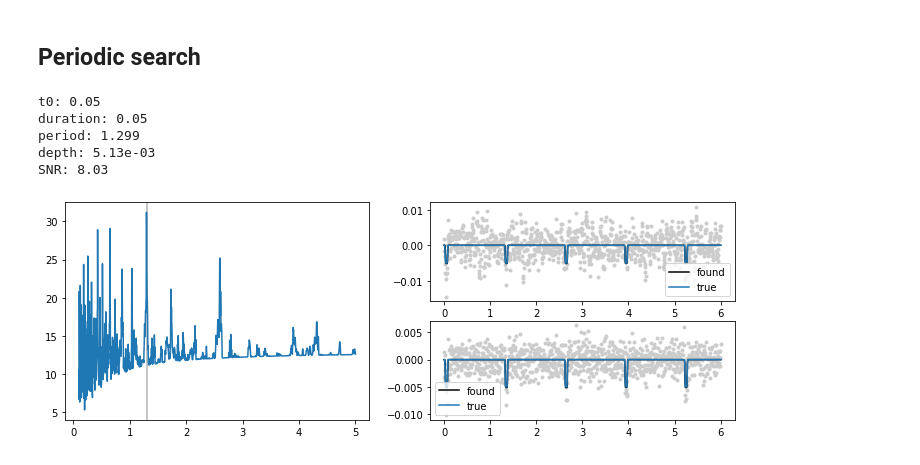
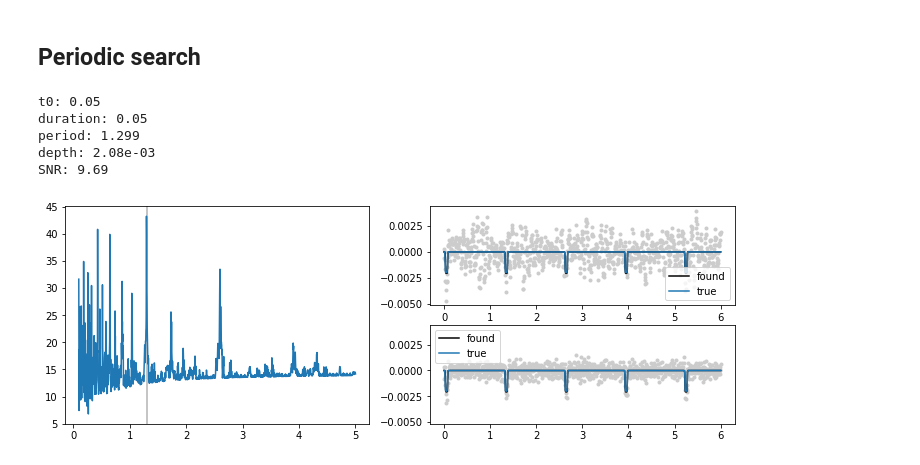
Before and after one commit to lgrcia/nuance, a Jupyter notebook: docs/notebooks/periodic_search.ipynb, the cells around one changed output. Cells and saved outputs as stored; diff of their text form; code cells hidden in the pictures.

```diff
--- a/docs/notebooks/periodic_search.ipynb
+++ b/docs/notebooks/periodic_search.ipynb
@@ -8,11 +8,11 @@ import jax
 jax.config.update("jax_enable_x64", True)
 # %%
 time = np.linspace(0, 6, 1000)
-error = 0.002
+error = 0.0005
 X = np.vander(time, N=4, increasing=True)
 w = [1., 0.05, -0.2, -0.5]
 true_period = 1.3
-duration, depth = 0.05, 0.005
+duration, depth = 0.05, 0.002
 true_transit = periodic_transit(time, 0.2/4, duration, depth, P=true_period)
 gp = tinygp.GaussianProcess(tinygp.kernels.quasisep.SHO(np.pi/duration, 5., depth/2), time, diag=error**2)
 vari = gp.sample(jax.random.PRNGKey(40))
@@ -52,27 +52,29 @@ SNR: {nu.snr(t0, D, P):.2f}""")
 t0: 0.05
 duration: 0.05
 period: 1.299
-depth: 5.13e-03
-SNR: 8.03
+depth: 2.08e-03
+SNR: 9.69
 # %%
 plt.figure(None, (12, 4))
 
 plt.subplot(2, 2, (1, 3))
 plt.axvline(true_period, c="k", alpha=0.3)
 plt.plot(*result.periodogram())
 
 mean, astro, noise = nu.models(t0, D, P)
 
 plt.subplot(2, 2, 2)
 plt.plot(time, diff_flux, ".", c="0.8")
 plt.plot(time, astro, c="k", label="found")
 plt.plot(time, true_transit, c="C0", label="true")
+ylim = plt.ylim()
 _ = plt.legend()
 
 plt.subplot(2, 2, 4)
 plt.plot(time, diff_flux-noise-mean, ".", c="0.8")
 plt.plot(time, astro, c="k", label="found")
 plt.plot(time, true_transit, c="C0", label="true")
+plt.ylim(ylim)
 _ = plt.legend()
 # %% [output]
-[figure, old version]
+[figure, new version]
```
Also changed, not shown: parts of 1 cell of this notebook, 5 other files.
